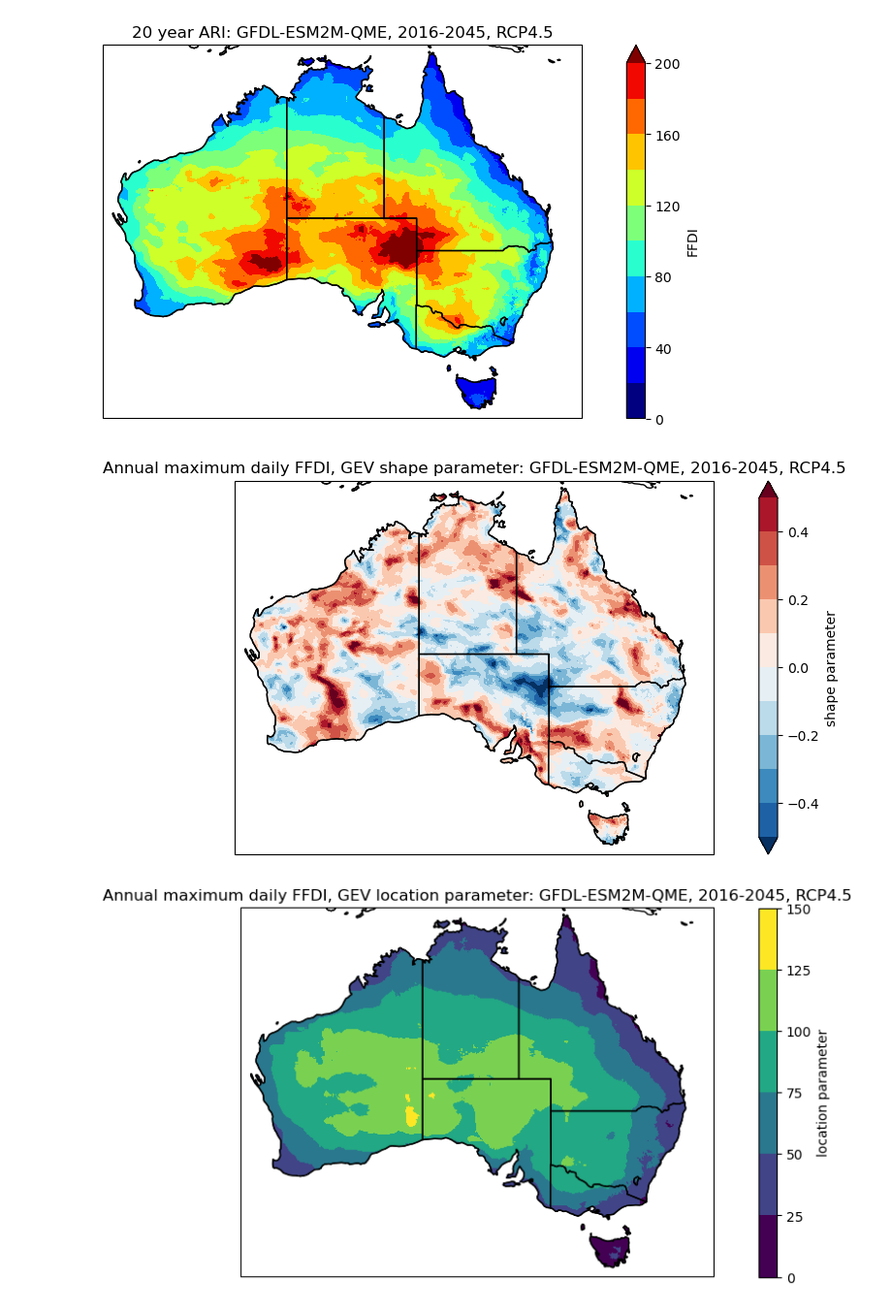
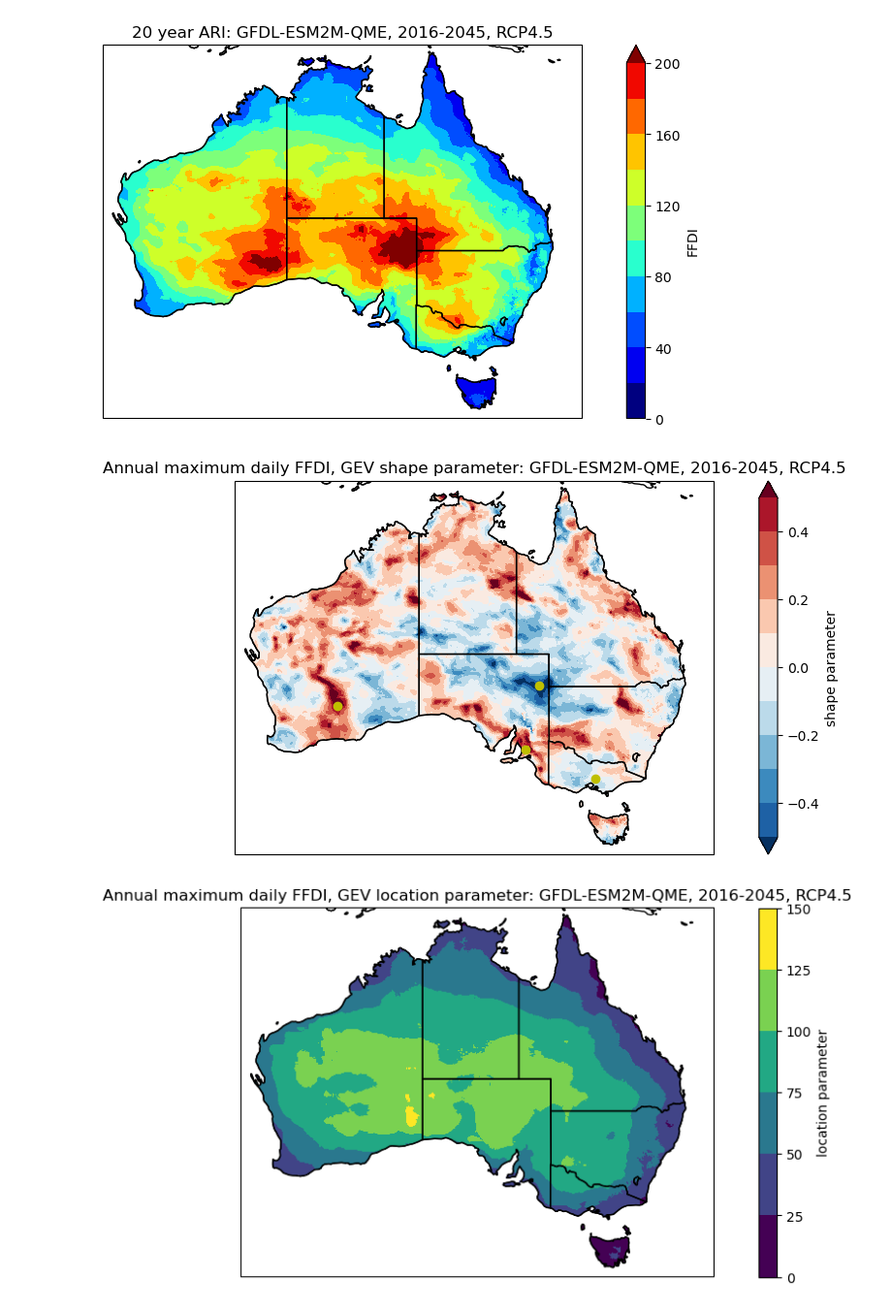
Before and after one commit to climate-innovation-hub/frequency-analysis, a Jupyter notebook: ffdi_example.ipynb, the cells around one changed output. Shown: that part at 97% size. Saved outputs shown, nothing was run; the diff lists cells and outputs as text; code cells hidden in the pictures.

Commit message:
Add more places

```diff
--- a/ffdi_example.ipynb
+++ b/ffdi_example.ipynb
@@ -8,10 +8,17 @@ import cartopy
 import cartopy.crs as ccrs
 from xclim.indices.generic import select_resample_op
 from scipy.stats import genextreme as gev
+# %%
+place_latlons = {
+    'Kinglake, VIC': [-37.51, 145.31],
+    'Cudlee Creek, SA': [-34.85767468906389, 138.83363778607745],
+    'Lindon, SA': [-28.948116761625712, 140.0976947194418],
+    'Kalgoorlie, WA': [-30.752416618872665, 121.46907701090213],
+}
 # %% [markdown]
 ## Australia-wide analysis
 # %%
-def plot_aus(da, selection, title, outfile, cmap=None, levels=None, extend=None, clabel=None):
+def plot_aus(da, selection, title, outfile, cmap=None, levels=None, extend=None, clabel=None, plot_places=False):
     """Plot Australia
 
     Args:
@@ -32,6 +39,12 @@ def plot_aus(da, selection, title, outfile, cmap=None, levels=None, extend=None,
     ax.coastlines()
     ax.add_feature(cartopy.feature.STATES)
     plt.title(title)
+
+    if plot_places:
+        for name, location in place_latlons.items():
+            lat, lon = location
+            ax.plot(lon, lat, 'yo', zorder=5, transform=ccrs.PlateCarree())
+
     plt.savefig(
         outfile,
         bbox_inches='tight',
@@ -94,15 +108,16 @@ plot_aus(
 # %%
 plot_aus(
     ds_ffdi_ari_params['FFDI'],
     {'dparams': 'c'},
     'Annual maximum daily FFDI, GEV shape parameter: GFDL-ESM2M-QME, 2016-2045, RCP4.5',
     '/g/data/wp00/users/dbi599/test_space/ffdi_annual-daily-max_GEV-shape_GFDL-ESM2M-QME_rcp45_2016-2045.png',
     levels=np.arange(-0.5, 0.51, 0.1),
     extend='both',
     clabel='shape parameter',
+    plot_places=True,
 )
 # %% [output]
-[figure, old version]
+[figure, new version]
 # %%
 plot_aus(
     ds_ffdi_ari_params['FFDI'],
```
Also changed, not shown: parts of 13 cells of this notebook.
